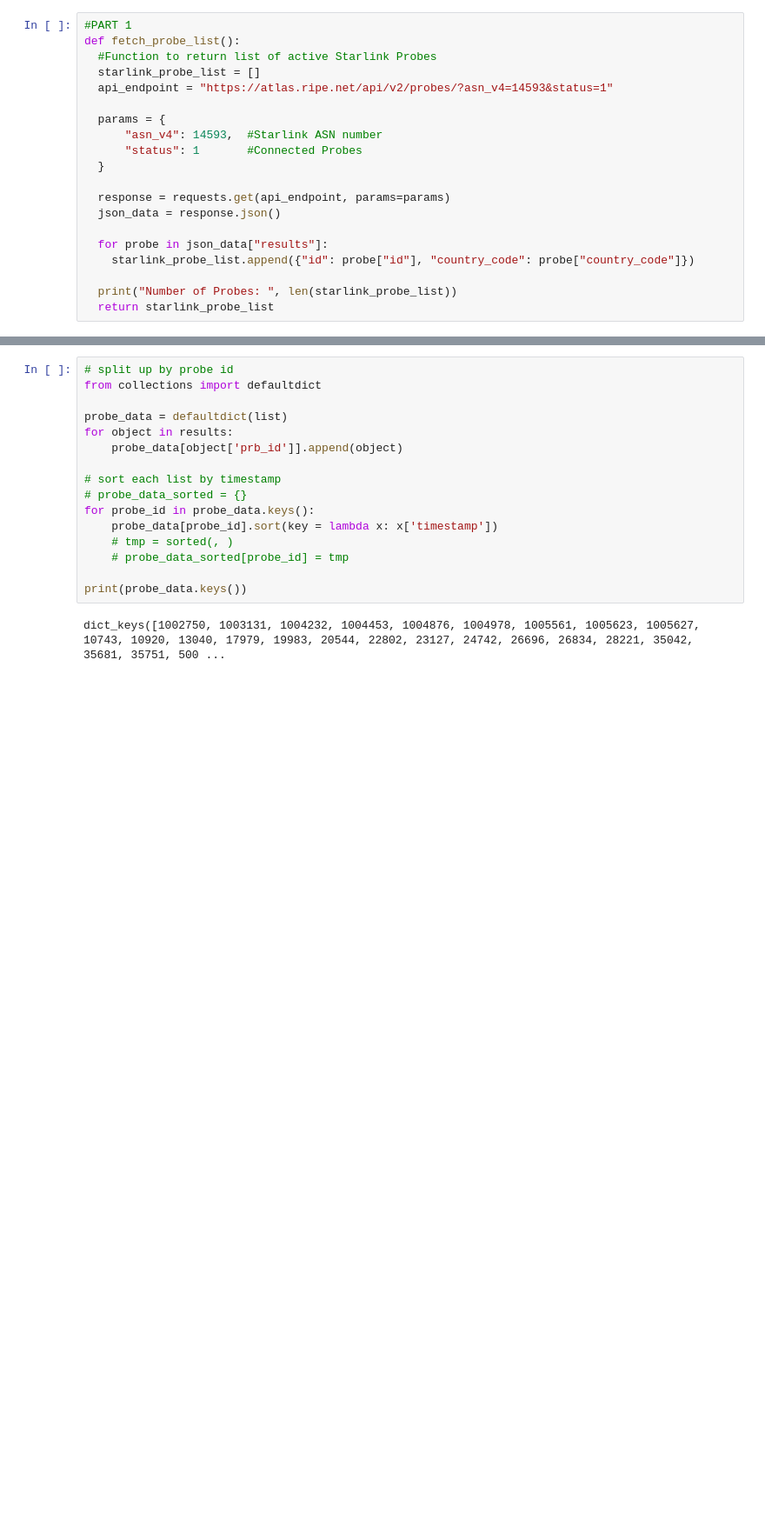
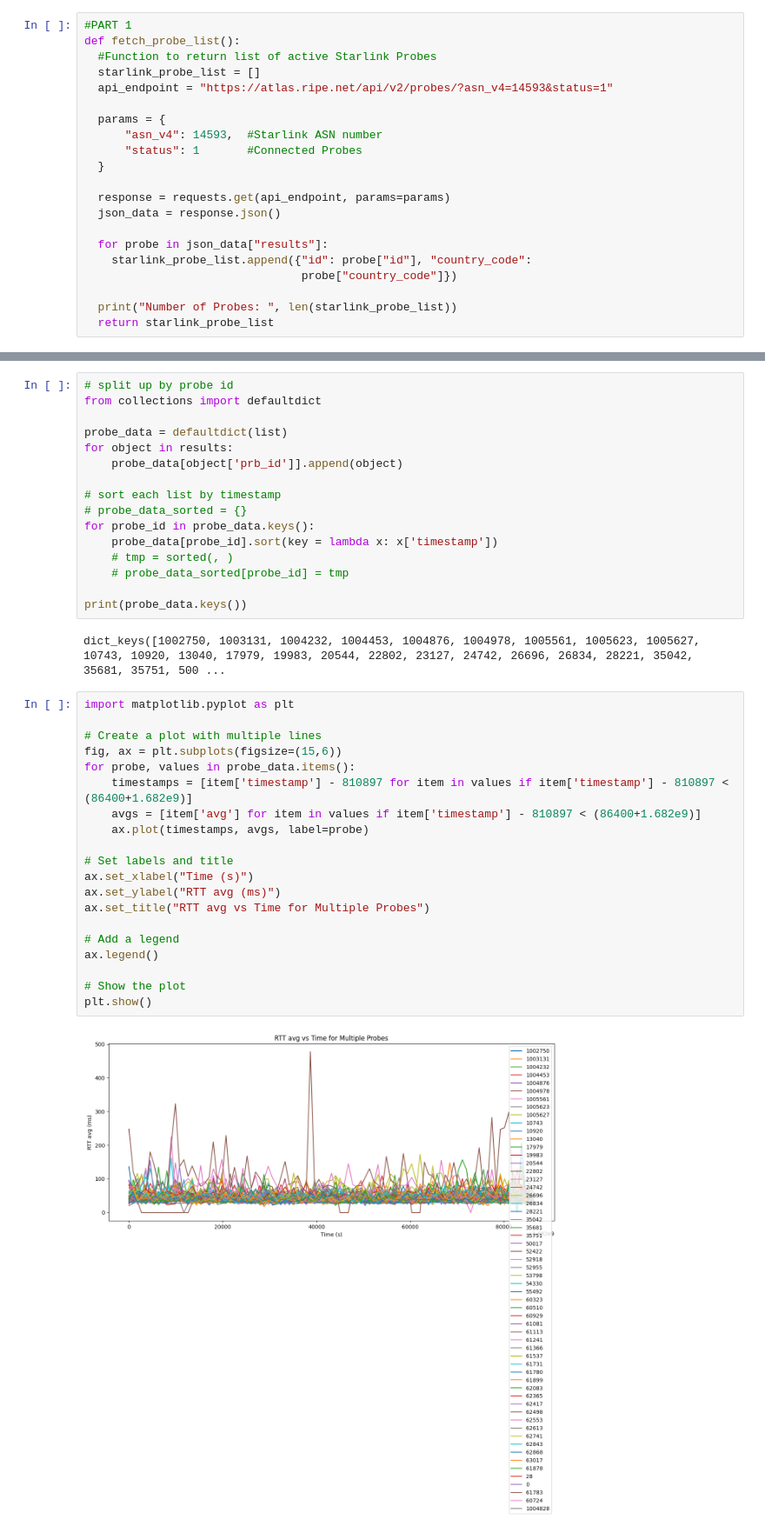
Before and after one commit to cgu2020/project-starlink, a Jupyter notebook: starlink.ipynb, the cells around one changed output, grey strips where cells are left out. Shown at 87% size. Saved outputs shown, nothing was run; the diff lists cells and outputs as text; blank space fills up the shorter version.

Commit message:
made new graphs

```diff
--- a/starlink.ipynb
+++ b/starlink.ipynb
@@ -17,7 +17,8 @@ def fetch_probe_list():
   json_data = response.json()
 
   for probe in json_data["results"]:
-    starlink_probe_list.append({"id": probe["id"], "country_code": probe["country_code"]})
+    starlink_probe_list.append({"id": probe["id"], "country_code":
+                                probe["country_code"]})
 
   print("Number of Probes: ", len(starlink_probe_list))
   return starlink_probe_list
@@ -117,6 +120,28 @@ for probe_id in probe_data.keys():
 print(probe_data.keys())
 # %% [output]
 dict_keys([1002750, 1003131, 1004232, 1004453, 1004876, 1004978, 1005561, 1005623, 1005627, 10743, 10920, 13040, 17979, 19983, 20544, 22802, 23127, 24742, 26696, 26834, 28221, 35042, 35681, 35751, 500 ...
+# %%
+import matplotlib.pyplot as plt
+
+# Create a plot with multiple lines
+fig, ax = plt.subplots(figsize=(15,6))
+for probe, values in probe_data.items():
+    timestamps = [item['timestamp'] - 810897 for item in values if item['timestamp'] - 810897 < (86400+1.682e9)]
+    avgs = [item['avg'] for item in values if item['timestamp'] - 810897 < (86400+1.682e9)]
+    ax.plot(timestamps, avgs, label=probe)
+
+# Set labels and title
+ax.set_xlabel("Time (s)")
+ax.set_ylabel("RTT avg (ms)")
+ax.set_title("RTT avg vs Time for Multiple Probes")
+
+# Add a legend
+ax.legend()
+
+# Show the plot
+plt.show()
+# %% [output]
+[figure, added]
 # %%
 import matplotlib.pyplot as plt
 
```
Also changed, not shown: parts of 11 cells of this notebook, 1 other file.
